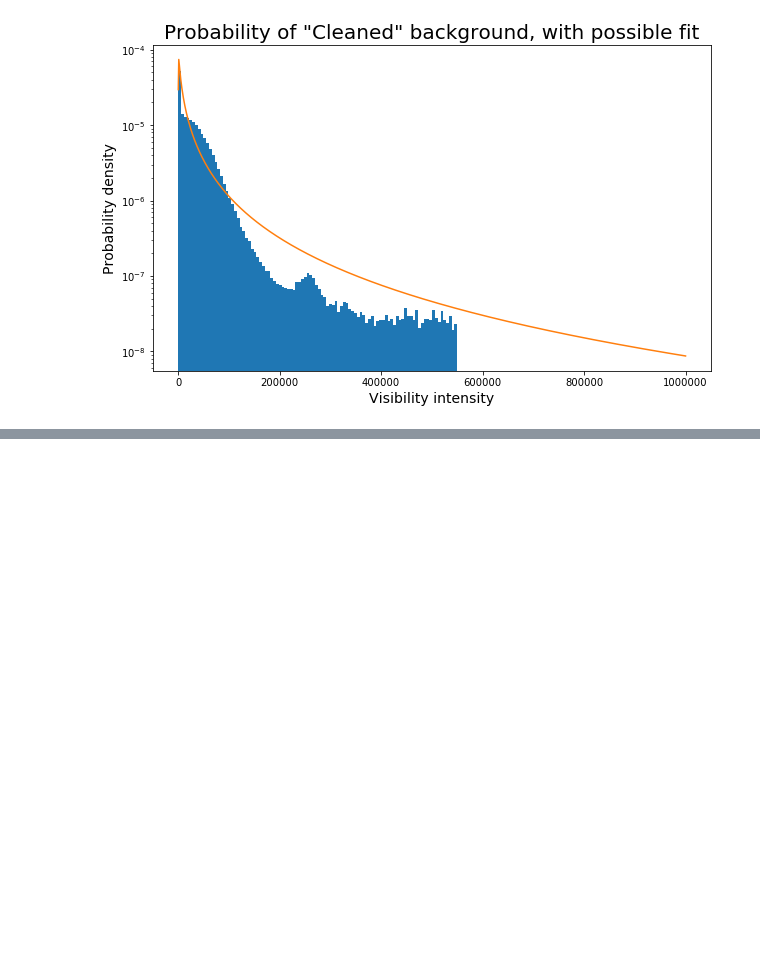
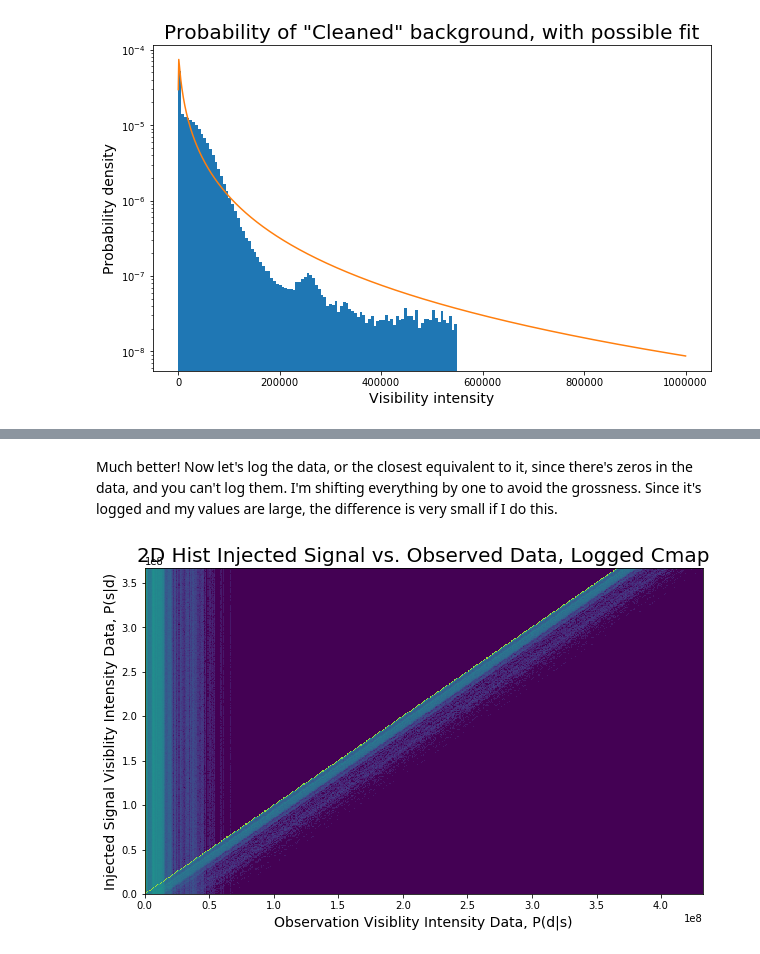
Before and after one commit to maria8ch/Phys434_BigData, a Jupyter notebook: Chernyavskaya_Report6.ipynb, the cells around one changed output, grey strips where cells are left out. Saved outputs shown, nothing was run; the diff lists cells and outputs as text; code cells hidden in the pictures; blank space fills up the shorter version.

```diff
--- a/Chernyavskaya_Report6.ipynb
+++ b/Chernyavskaya_Report6.ipynb
@@ -170,0 +169,12 @@ e) Because lognormal, not symmetric, should be biased and funky.
+# %% [markdown]
+Much better! Now let's log the data, or the closest equivalent to it, since there's zeros in the data, and you can't log them. I'm shifting everything by one to avoid the grossness. Since it's logged and my values are large, the difference is very small if I do this.
+# %%
+fig,ax=plt.subplots()
+Psd, temp, temp2=np.histogram2d(total2.flatten(), signal_strengths_grid.flatten(), bins=500)
+plt.imshow(Psd.T+1,origin='bottom',extent=(0, total2.max(), signal_strengths.min(), signal_strengths.max()),norm=colors.LogNorm(vmin=1,vmax=Psd.max(),clip=True))
+plt.gca().set_aspect('auto')
+plt.title('2D Hist Injected Signal vs. Observed Data, Logged Cmap', fontsize = 20)
+plt.xlabel('Observation Visiblity Intensity Data, P(d|s)', fontsize = 14)
+plt.ylabel('Injected Signal Visiblity Intensity Data, P(s|d)', fontsize = 14);
+# %% [output]
+[figure, added]
```
Also changed, not shown: parts of 28 cells of this notebook, 1 other file.
